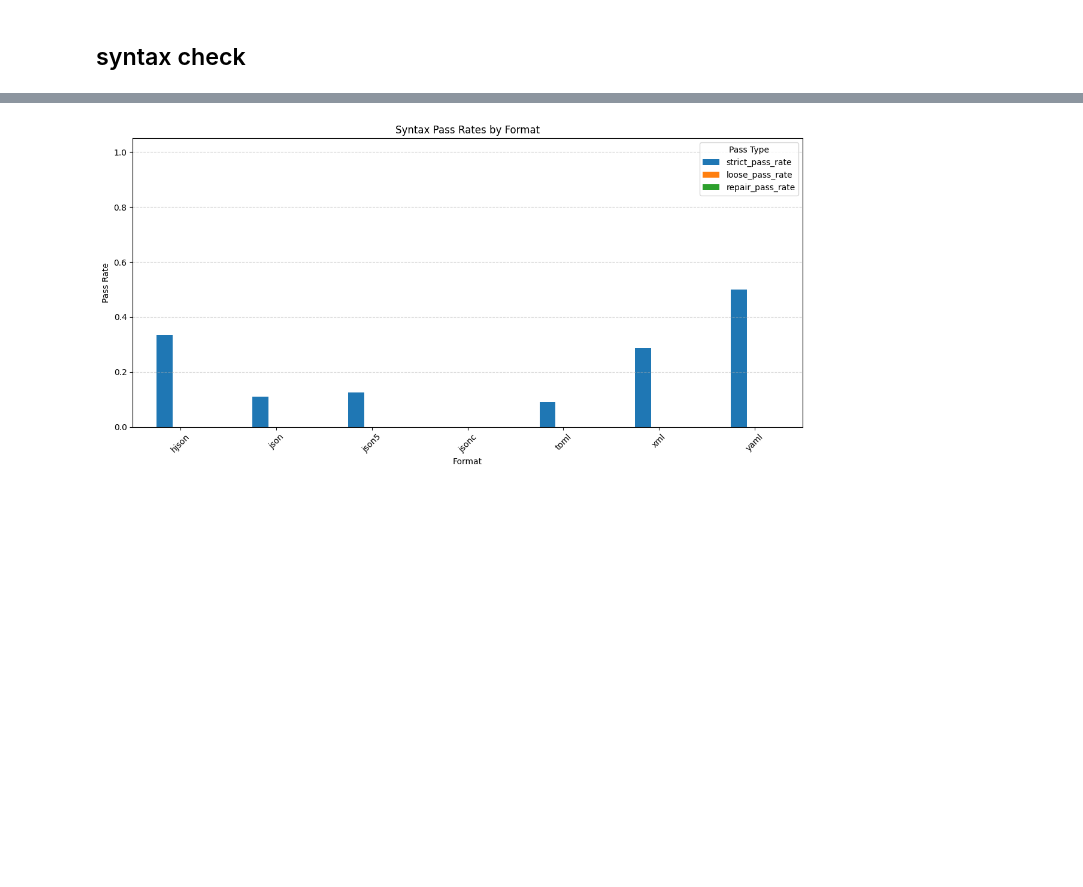
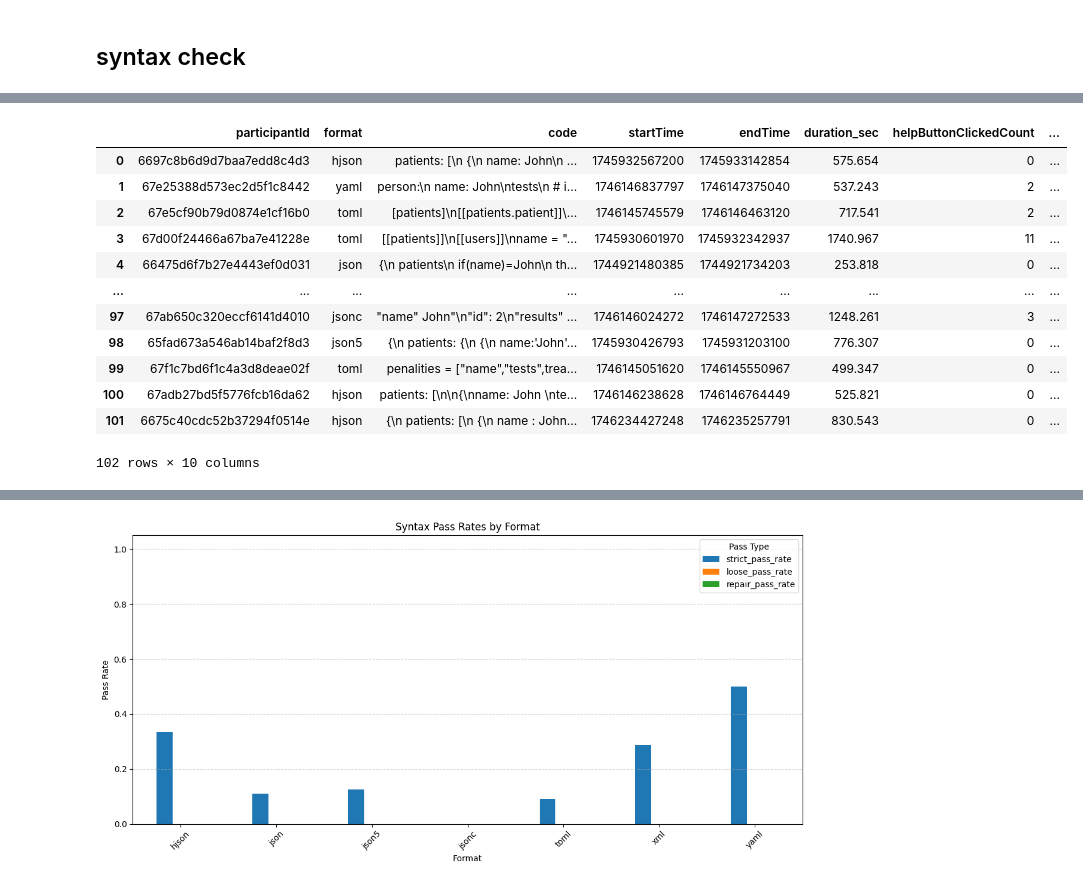
Before and after one commit to shiyihe-neko/usability_analysis, a Jupyter notebook: writing_analysis.ipynb, the cells around one changed output, grey strips where cells are left out. Drawn from its saved outputs; the diff is of its cells as text; code cells hidden in the pictures; blank space fills up the shorter version.

```diff
--- a/writing_analysis.ipynb
+++ b/writing_analysis.ipynb
@@ -123,0 +678,16 @@ print(summary_df)
+# %%
+df_checked
+# %% [output]
+|  | participantId | format | code | startTime | endTime | duration_sec | helpButtonClickedCount | ... |
+| 0 | 6697c8b6d9d7baa7edd8c4d3 | hjson | patients: [\n {\n name: John\n ... | 1745932567200 | 1745933142854 | 575.654 | 0 | ... |
+| 1 | 67e25388d573ec2d5f1c8442 | yaml | person:\n name: John\ntests\n # i... | 1746146837797 | 1746147375040 | 537.243 | 2 | ... |
+| 2 | 67e5cf90b79d0874e1cf16b0 | toml | [patients]\n[[patients.patient]]\... | 1746145745579 | 1746146463120 | 717.541 | 2 | ... |
+| 3 | 67d00f24466a67ba7e41228e | toml | [[patients]]\n[[users]]\nname = "... | 1745930601970 | 1745932342937 | 1740.967 | 11 | ... |
+| 4 | 66475d6f7b27e4443ef0d031 | json | {\n patients\n if(name)=John\n th... | 1744921480385 | 1744921734203 | 253.818 | 0 | ... |
+| ... | ... | ... | ... | ... | ... | ... | ... | ... |
+| 97 | 67ab650c320eccf6141d4010 | jsonc | "name" John"\n"id": 2\n"results" ... | 1746146024272 | 1746147272533 | 1248.261 | 3 | ... |
+| 98 | 65fad673a546ab14baf2f8d3 | json5 | {\n patients: {\n {\n name:'John'... | 1745930426793 | 1745931203100 | 776.307 | 0 | ... |
+| 99 | 67f1c7bd6f1c4a3d8deae02f | toml | penalities = ["name","tests",trea... | 1746145051620 | 1746145550967 | 499.347 | 0 | ... |
+| 100 | 67adb27bd5f5776fcb16da62 | hjson | patients: [\n\n{\nname: John \nte... | 1746146238628 | 1746146764449 | 525.821 | 0 | ... |
+| 101 | 6675c40cdc52b37294f0514e | hjson | {\n patients: [\n {\n name : John... | 1746234427248 | 1746235257791 | 830.543 | 0 | ... |
+102 rows × 10 columns
```
Also changed, not shown: parts of 23 cells of this notebook, 8 other files.
